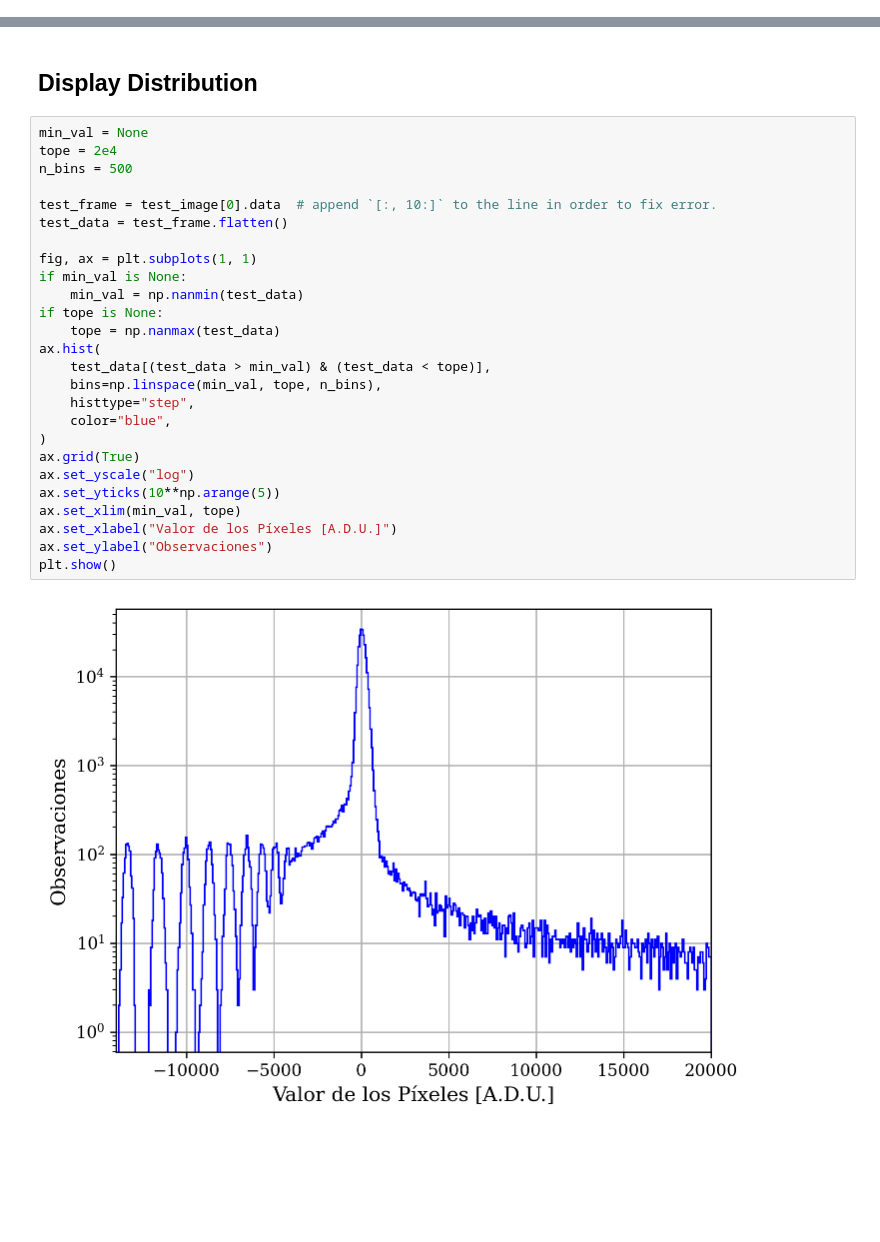
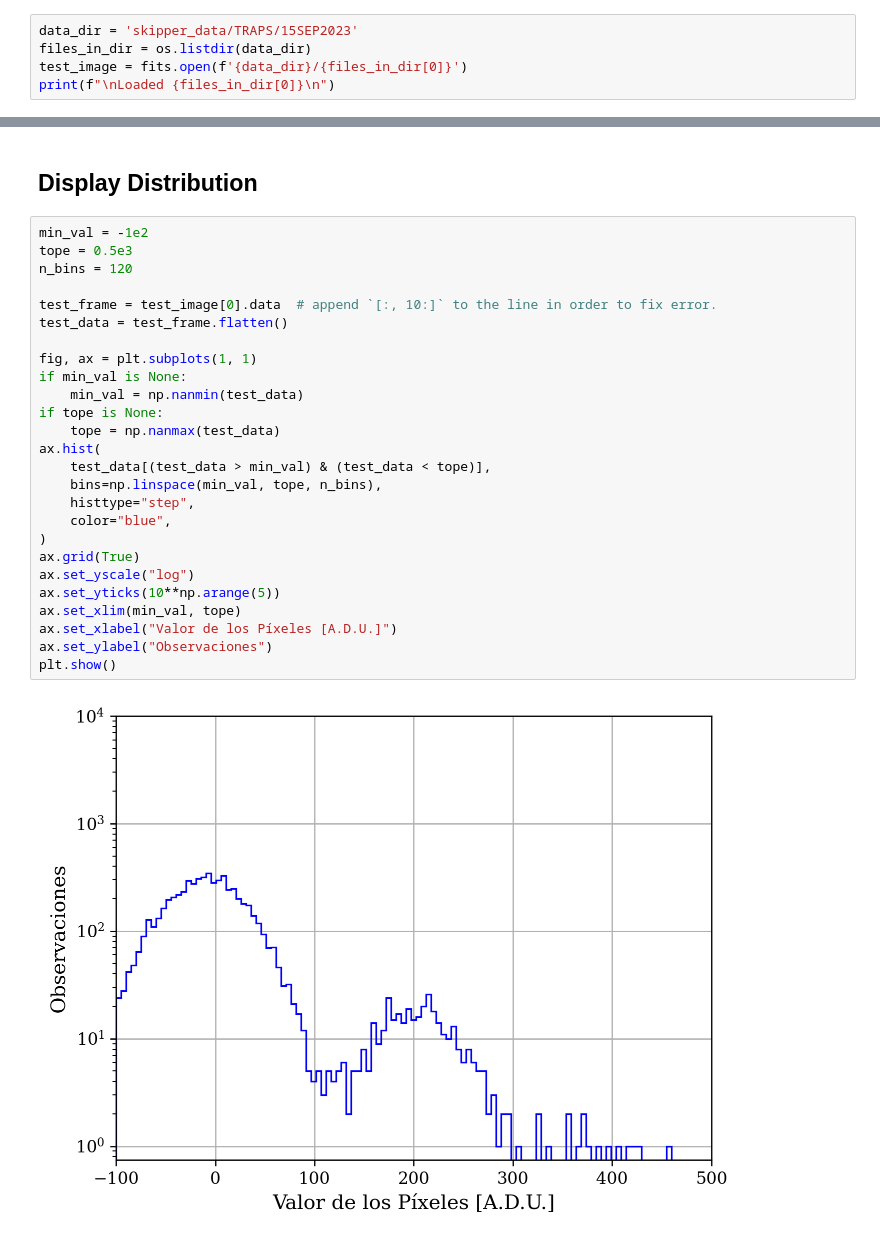
Before and after one commit to agustinbrusco/LAMBDA_Hub, a Jupyter notebook: skipper_image_analysis/image_read_test.ipynb, the cells around one changed output, grey strips where cells are left out. Drawn from its saved outputs; the diff is of its cells as text; blank space fills up the shorter version.

```diff
--- a/skipper_image_analysis/image_read_test.ipynb
+++ b/skipper_image_analysis/image_read_test.ipynb
@@ -48,3 +49,8 @@ proc_skp_no_cover_standard_NSAMP25_NROW829_NCOL336_EXPOSURE1800_img15.fits
 proc_skp_no_cover_standard_NSAMP25_NROW829_NCOL336_EXPOSURE1800_img39.fits
 
 Loaded proc_skp_no_cover_standard_NSAMP25_NROW829_NCOL336_EXPOSURE1800_img63.fits
+# %%
+data_dir = 'skipper_data/TRAPS/15SEP2023'
+files_in_dir = os.listdir(data_dir)
+test_image = fits.open(f'{data_dir}/{files_in_dir[0]}')
+print(f"\nLoaded {files_in_dir[0]}\n")
@@ -65,30 +73,30 @@ plt.show()
 # %% [markdown]
 ## Display Distribution
 # %%
-min_val = None
-tope = 2e4
-n_bins = 500
+min_val = -1e2
+tope = 0.5e3
+n_bins = 120
 
 test_frame = test_image[0].data  # append `[:, 10:]` to the line in order to fix error.
 test_data = test_frame.flatten()
 
 fig, ax = plt.subplots(1, 1)
 if min_val is None:
     min_val = np.nanmin(test_data)
 if tope is None:
     tope = np.nanmax(test_data)
 ax.hist(
     test_data[(test_data > min_val) & (test_data < tope)],
     bins=np.linspace(min_val, tope, n_bins),
     histtype="step",
     color="blue",
 )
 ax.grid(True)
 ax.set_yscale("log")
 ax.set_yticks(10**np.arange(5))
 ax.set_xlim(min_val, tope)
 ax.set_xlabel("Valor de los Píxeles [A.D.U.]")
 ax.set_ylabel("Observaciones")
 plt.show()
 # %% [output]
-[figure, old version]
+[figure, new version]
```
Also changed, not shown: parts of 5 cells of this notebook.
